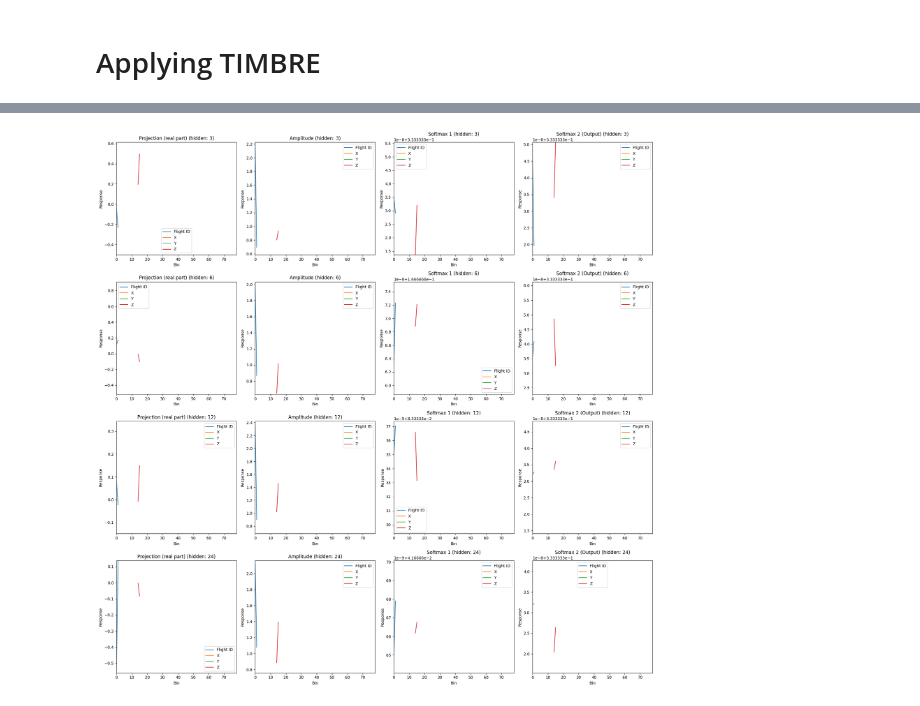
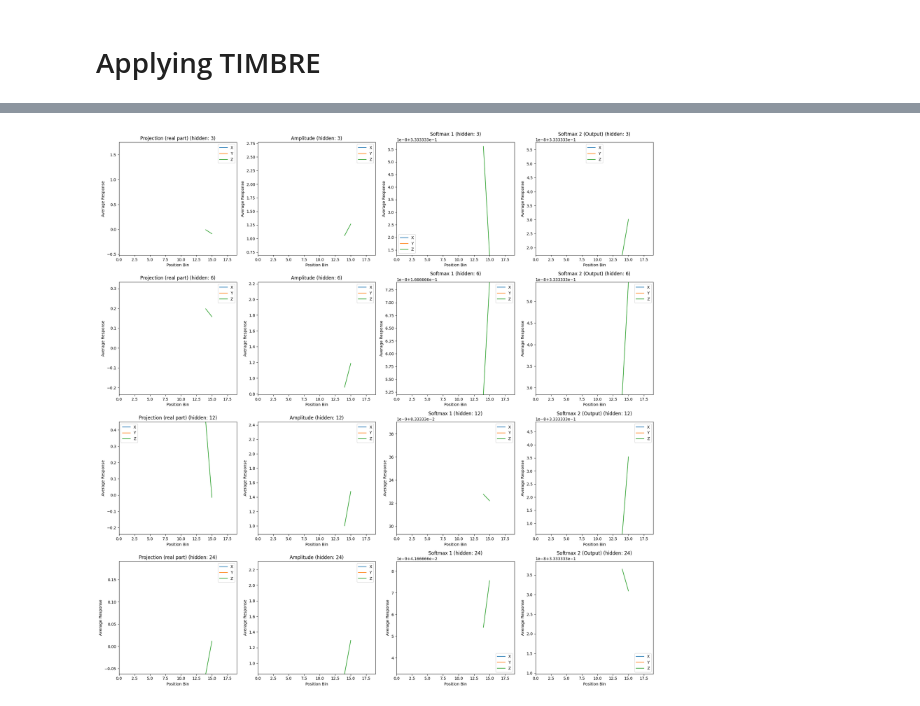
Before and after one commit to ben-toker/batTIMBRE, a Jupyter notebook: bat_TIMBRE.ipynb, the cells around one changed output, grey strips where cells are left out. Cells and saved outputs as stored; diff of their text form; code cells hidden in the pictures.

```diff
--- a/bat_TIMBRE.ipynb
+++ b/bat_TIMBRE.ipynb
@@ -191,7 +191,6 @@ LFPs[0:10]
 from matplotlib import pyplot as plt
 from TIMBRE import TIMBRE
 from bat.helpers_bat import *
-from rat.helpers import safe_accumarray
 import numpy as np
 
 fig, axs = plt.subplots(4, 4, figsize=(20, 20))  # Increased figure size for better visibility
@@ -204,7 +203,7 @@ test_inds, train_inds = test_train_bat(flightID, n_folds, which_fold, num_sample
 wLFPs, _, _ = helpers.whiten(LFPs, train_inds)
 
 n_bins = 20
-# Bin the 3D positions
+# Bin only the 3D positions
 pos_binned = helpers.group_by_pos(flightID[:, 2:5], n_bins, train_inds)  # Using X, Y, Z positions
 
 # Combine flight ID with position
@@ -212,8 +211,7 @@ flight_and_pos_binned = np.column_stack([flightID[:, 0], pos_binned])
 flight_and_pos_binned = np.clip(flight_and_pos_binned, 0, None).astype(int)
 
 titles = ['Projection (real part)', 'Amplitude', 'Softmax 1', 'Softmax 2 (Output)']
-dimensions = ['Flight ID', 'X', 'Y', 'Z']
-
+dimensions = ['X', 'Y', 'Z']
 for i in range(axs.shape[0]):
     print(f"Training network {i + 1} of {axs.shape[0]} (hidden layer size {3 * 2 ** i})")
     m, _, _ = TIMBRE(wLFPs, flightID[:, 1], test_inds, train_inds, hidden_nodes=3 * 2**i, learn_rate=0.001, is_categorical=True, verbosity=1)
@@ -225,14 +223,19 @@ for i in range(axs.shape[0]):
 
         axs[i, j].set_title(f"{titles[j]} (hidden: {3 * 2**i})")
 
-        for dim in range(4):  # For Flight ID, X, Y, Z
-            binned_data = safe_accumarray(flight_and_pos_binned[test_inds, dim], p)
-            axs[i, j].plot(binned_data.mean(axis=1), label=dimensions[dim])
+        for dim in range(3):  # For X, Y, Z
+            if p.ndim > 1:
+                p_mean = p.mean(axis=1)
+            else:
+                p_mean = p
+            binned_data = safe_accumarray(pos_binned[test_inds, dim], p_mean)
+            axs[i, j].plot(binned_data, label=dimensions[dim])
+            print(f"Plotted {dimensions[dim]}, data shape: {binned_data.shape}")
 
         axs[i, j].legend()
         axs[i, j].autoscale(enable=True, axis='both', tight=True)
-        axs[i, j].set_xlabel('Bin')
-        axs[i, j].set_ylabel('Response')
+        axs[i, j].set_xlabel('Position Bin')
+        axs[i, j].set_ylabel('Average Response')
 
 print("flight_and_pos_binned range:", flight_and_pos_binned.min(), flight_and_pos_binned.max())
 print("test_inds range:", test_inds.min(), test_inds.max())
@@ -258,4 +261,4 @@ All indices are within bounds
 flight_and_pos_binned range: 0 78
 test_inds range: False True
 p shape: (85, 3)
-[figure, old version]
+[figure, new version]
```
Also changed, not shown: parts of 1 cell of this notebook, 2 other files.
